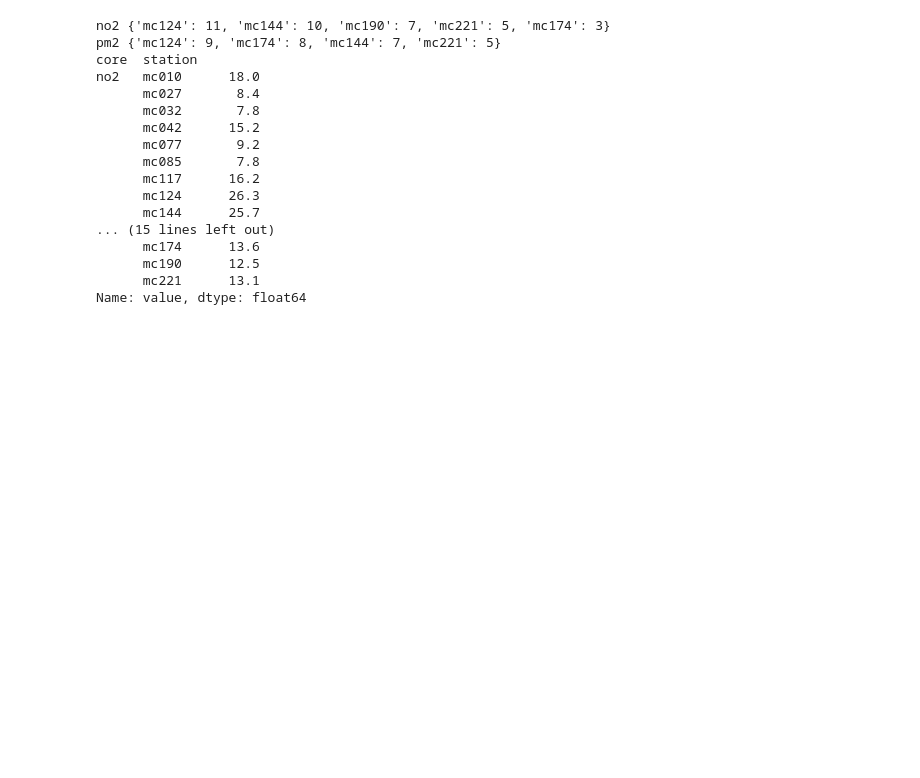
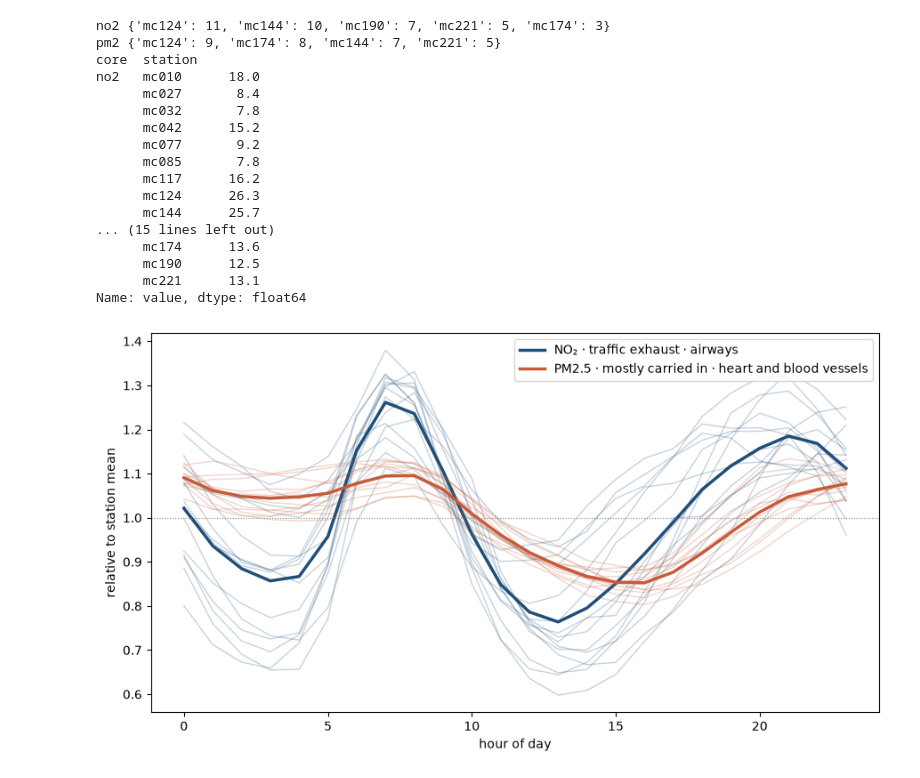
Before and after one commit to petrakuhnle/Air_Quality_Project, a Jupyter notebook: notebooks/02_peak_hours.ipynb, the cells around one changed output. Drawn from its saved outputs; the diff is of its cells as text; code cells hidden in the pictures; blank space fills up the shorter version.

Commit message:
02: top 10% station-hours, heatmap, relative daily cycle

```diff
--- a/notebooks/02_peak_hours.ipynb
+++ b/notebooks/02_peak_hours.ipynb
@@ -14,14 +14,21 @@
 # %%
 from pathlib import Path
 
+import matplotlib.pyplot as plt
 import pandas as pd
+import seaborn as sns
 
 # Cleaned table from 01. Drops and fireworks flag already applied.
+# CSV stores the offset as text, so parse to UTC then convert, as in 01.
 ROOT = Path.cwd().parent
 df = pd.read_csv(ROOT / "data" / "processed" / "hourly.csv")
+df["datetime"] = pd.to_datetime(df["datetime"], utc=True).dt.tz_convert("Europe/Berlin")
 
-# CSV stores the offset as text, so parse to UTC then convert, as in 01.
-df["datetime"] = pd.to_datetime(df["datetime"], utc=True).dt.tz_convert("Europe/Berlin")
+# Full names for figures. pm2 is the API's code for PM2.5.
+LABEL = {
+    "no2": "NO₂ · traffic exhaust · airways",
+    "pm2": "PM2.5 · mostly carried in · heart and blood vessels",
+}
 
 print(df.shape)
 print(df["core"].value_counts())
@@ -107,3 +114,27 @@ no2   mc010      18.0
       mc190      12.5
       mc221      13.1
 Name: value, dtype: float64
+# %%
+# Each station-hour as a share of that station's own yearly mean.
+# 1.0 = typical for that station. Removes the level difference so the
+# daily shape of the two pollutants can be compared directly.
+rel = mat.copy()
+rel["rel"] = rel["mean"] / rel.groupby(["core", "station"])["mean"].transform("mean")
+
+fig, ax = plt.subplots(figsize=(9, 5))
+
+for core, colour in [("no2", "#1f4e79"), ("pm2", "#c75b39")]:
+    g = rel[rel["core"] == core]
+    for st, s in g.groupby("station"):
+        ax.plot(s["hour"], s["rel"], color=colour, alpha=0.25, lw=1)
+    ax.plot(g.groupby("hour")["rel"].mean(), color=colour, lw=2.5, label=LABEL[core])
+
+ax.axhline(1, color="grey", lw=0.8, ls=":")
+ax.set_xlabel("hour of day")
+ax.set_ylabel("relative to station mean")
+ax.legend()
+
+plt.tight_layout()
+plt.savefig(ROOT / "figures" / "02_daily_cycle_relative.png", dpi=150)
+# %% [output]
+[figure, added]
```
Also changed, not shown: parts of 2 cells of this notebook, 2 other files.
